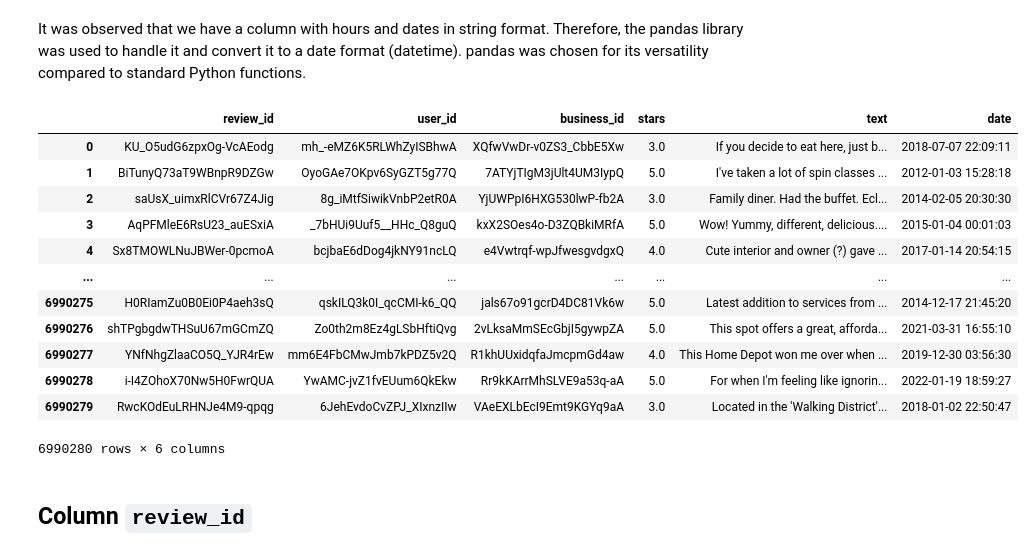
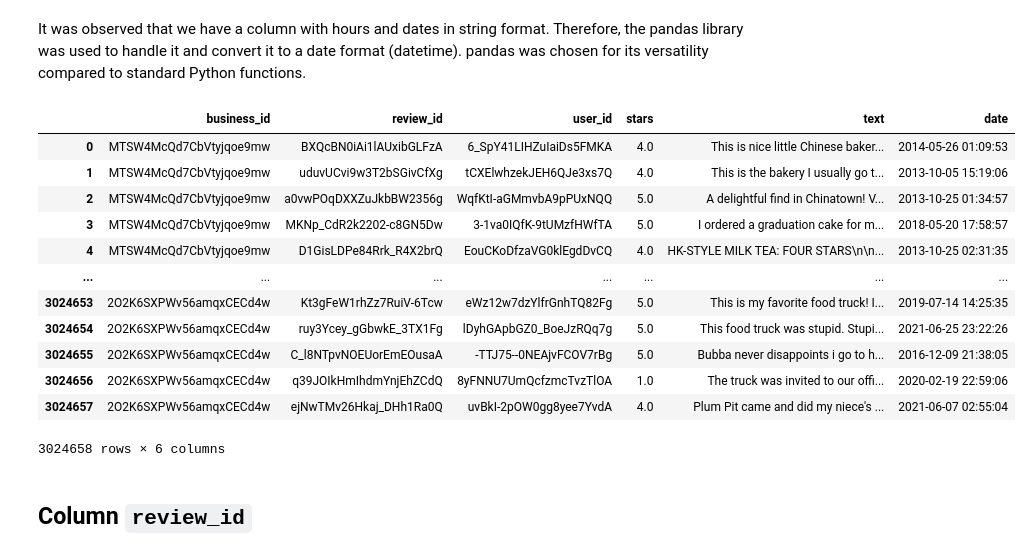
Before and after one commit to pedrofranke/ProyectoFinal-Henry, a Jupyter notebook: Data Engineering/Yelp ETL/ETL_reviews.ipynb, the cells around one changed output. Cells and saved outputs as stored; diff of their text form; code cells hidden in the pictures.

```diff
--- a/Data Engineering/Yelp ETL/ETL_reviews.ipynb
+++ b/Data Engineering/Yelp ETL/ETL_reviews.ipynb
@@ -14,7 +14,7 @@ warnings.filterwarnings("ignore")
 # %% [markdown]
 ## Data Loading 📂🔄
 # %%
-df_reviews = T.OpenJsonYelp('review-001.json')
+df_rest_reviews = T.OpenJsonYelp('review-001.json')
 # %% [markdown]
 ## Transformations 🔀
 # %% [markdown]
@@ -26,8 +26,8 @@ We will proceed to delete the columns that contain three types of ratings:
 
 Since we will conduct our own sentiment analysis.
 # %%
-df_reviews = df_reviews.drop(columns=['cool','funny','useful'])
-df_reviews
+df_rest_reviews = df_rest_reviews.drop(columns=['cool','funny','useful'])
+df_rest_reviews
 # %% [output]
 |  | review_id | user_id | business_id | stars | text | date |
 | 0 | KU_O5udG6zpxOg-VcAEodg | mh_-eMZ6K5RLWhZyISBhwA | XQfwVwDr-v0ZS3_CbbE5Xw | 3.0 | If you decide to eat here, just b... | 2018-07-07 22:09:11 |
@@ -56,0 +59,5 @@ T.analyze_data(df_reviews)
+# %%
+df_rest = pd.read_parquet('df_business.parquet')
+df_rest2 = df_rest[['business_id']]
+df_rest_reviews = pd.merge(df_rest2,df_rest_reviews,how='inner',on='business_id')
+df_rest_reviews
@@ -59,22 +92,22 @@ T.analyze_data(df_reviews)
 # %% [markdown]
 It was observed that we have a column with hours and dates in string format. Therefore, the pandas library was used to handle it and convert it to a date format (datetime). pandas was chosen for its versatility compared to standard Python functions.
 # %%
-df_reviews['date'] = pd.to_datetime(df_reviews['date'],format='%Y-%m-%d %H:%M:%S')
-df_reviews
+df_rest_reviews['date'] = pd.to_datetime(df_rest_reviews['date'],format='%Y-%m-%d %H:%M:%S')
+df_rest_reviews
 # %% [output]
-|  | review_id | user_id | business_id | stars | text | date |
-| 0 | KU_O5udG6zpxOg-VcAEodg | mh_-eMZ6K5RLWhZyISBhwA | XQfwVwDr-v0ZS3_CbbE5Xw | 3.0 | If you decide to eat here, just b... | 2018-07-07 22:09:11 |
-| 1 | BiTunyQ73aT9WBnpR9DZGw | OyoGAe7OKpv6SyGZT5g77Q | 7ATYjTIgM3jUlt4UM3IypQ | 5.0 | I've taken a lot of spin classes ... | 2012-01-03 15:28:18 |
-| 2 | saUsX_uimxRlCVr67Z4Jig | 8g_iMtfSiwikVnbP2etR0A | YjUWPpI6HXG530lwP-fb2A | 3.0 | Family diner. Had the buffet. Ecl... | 2014-02-05 20:30:30 |
-| 3 | AqPFMleE6RsU23_auESxiA | _7bHUi9Uuf5__HHc_Q8guQ | kxX2SOes4o-D3ZQBkiMRfA | 5.0 | Wow! Yummy, different, delicious.... | 2015-01-04 00:01:03 |
-| 4 | Sx8TMOWLNuJBWer-0pcmoA | bcjbaE6dDog4jkNY91ncLQ | e4Vwtrqf-wpJfwesgvdgxQ | 4.0 | Cute interior and owner (?) gave ... | 2017-01-14 20:54:15 |
+|  | business_id | review_id | user_id | stars | text | date |
+| 0 | MTSW4McQd7CbVtyjqoe9mw | BXQcBN0iAi1lAUxibGLFzA | 6_SpY41LIHZuIaiDs5FMKA | 4.0 | This is nice little Chinese baker... | 2014-05-26 01:09:53 |
+| 1 | MTSW4McQd7CbVtyjqoe9mw | uduvUCvi9w3T2bSGivCfXg | tCXElwhzekJEH6QJe3xs7Q | 4.0 | This is the bakery I usually go t... | 2013-10-05 15:19:06 |
+| 2 | MTSW4McQd7CbVtyjqoe9mw | a0vwPOqDXXZuJkbBW2356g | WqfKtI-aGMmvbA9pPUxNQQ | 5.0 | A delightful find in Chinatown! V... | 2013-10-25 01:34:57 |
+| 3 | MTSW4McQd7CbVtyjqoe9mw | MKNp_CdR2k2202-c8GN5Dw | 3-1va0IQfK-9tUMzfHWfTA | 5.0 | I ordered a graduation cake for m... | 2018-05-20 17:58:57 |
+| 4 | MTSW4McQd7CbVtyjqoe9mw | D1GisLDPe84Rrk_R4X2brQ | EouCKoDfzaVG0klEgdDvCQ | 4.0 | HK-STYLE MILK TEA: FOUR STARS\n\n... | 2013-10-25 02:31:35 |
 | ... | ... | ... | ... | ... | ... | ... |
-| 6990275 | H0RIamZu0B0Ei0P4aeh3sQ | qskILQ3k0I_qcCMI-k6_QQ | jals67o91gcrD4DC81Vk6w | 5.0 | Latest addition to services from ... | 2014-12-17 21:45:20 |
-| 6990276 | shTPgbgdwTHSuU67mGCmZQ | Zo0th2m8Ez4gLSbHftiQvg | 2vLksaMmSEcGbjI5gywpZA | 5.0 | This spot offers a great, afforda... | 2021-03-31 16:55:10 |
-| 6990277 | YNfNhgZlaaCO5Q_YJR4rEw | mm6E4FbCMwJmb7kPDZ5v2Q | R1khUUxidqfaJmcpmGd4aw | 4.0 | This Home Depot won me over when ... | 2019-12-30 03:56:30 |
-| 6990278 | i-I4ZOhoX70Nw5H0FwrQUA | YwAMC-jvZ1fvEUum6QkEkw | Rr9kKArrMhSLVE9a53q-aA | 5.0 | For when I'm feeling like ignorin... | 2022-01-19 18:59:27 |
-| 6990279 | RwcKOdEuLRHNJe4M9-qpqg | 6JehEvdoCvZPJ_XIxnzIIw | VAeEXLbEcI9Emt9KGYq9aA | 3.0 | Located in the 'Walking District'... | 2018-01-02 22:50:47 |
+| 3024653 | 2O2K6SXPWv56amqxCECd4w | Kt3gFeW1rhZz7RuiV-6Tcw | eWz12w7dzYlfrGnhTQ82Fg | 5.0 | This is my favorite food truck! I... | 2019-07-14 14:25:35 |
+| 3024654 | 2O2K6SXPWv56amqxCECd4w | ruy3Ycey_gGbwkE_3TX1Fg | lDyhGApbGZ0_BoeJzRQq7g | 5.0 | This food truck was stupid. Stupi... | 2021-06-25 23:22:26 |
+| 3024655 | 2O2K6SXPWv56amqxCECd4w | C_l8NTpvNOEUorEmEOusaA | -TTJ75--0NEAjvFCOV7rBg | 5.0 | Bubba never disappoints i go to h... | 2016-12-09 21:38:05 |
+| 3024656 | 2O2K6SXPWv56amqxCECd4w | q39JOIkHmIhdmYnjEhZCdQ | 8yFNNU7UmQcfzmcTvzTlOA | 1.0 | The truck was invited to our offi... | 2020-02-19 22:59:06 |
+| 3024657 | 2O2K6SXPWv56amqxCECd4w | ejNwTMv26Hkaj_DHh1Ra0Q | uvBkI-2pOW0gg8yee7YvdA | 4.0 | Plum Pit came and did my niece's ... | 2021-06-07 02:55:04 |
-6990280 rows × 6 columns
+3024658 rows × 6 columns
 # %% [markdown]
 ## Column ``review_id``
 # %% [markdown]
```
Also changed, not shown: parts of 22 cells of this notebook.
